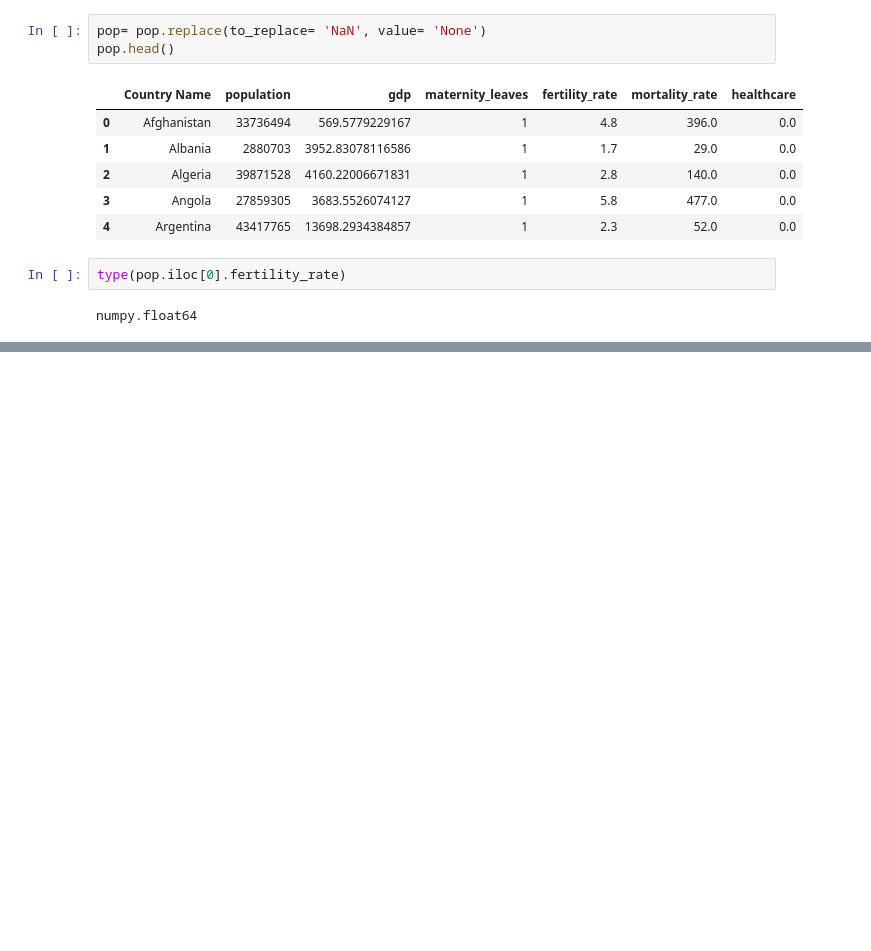
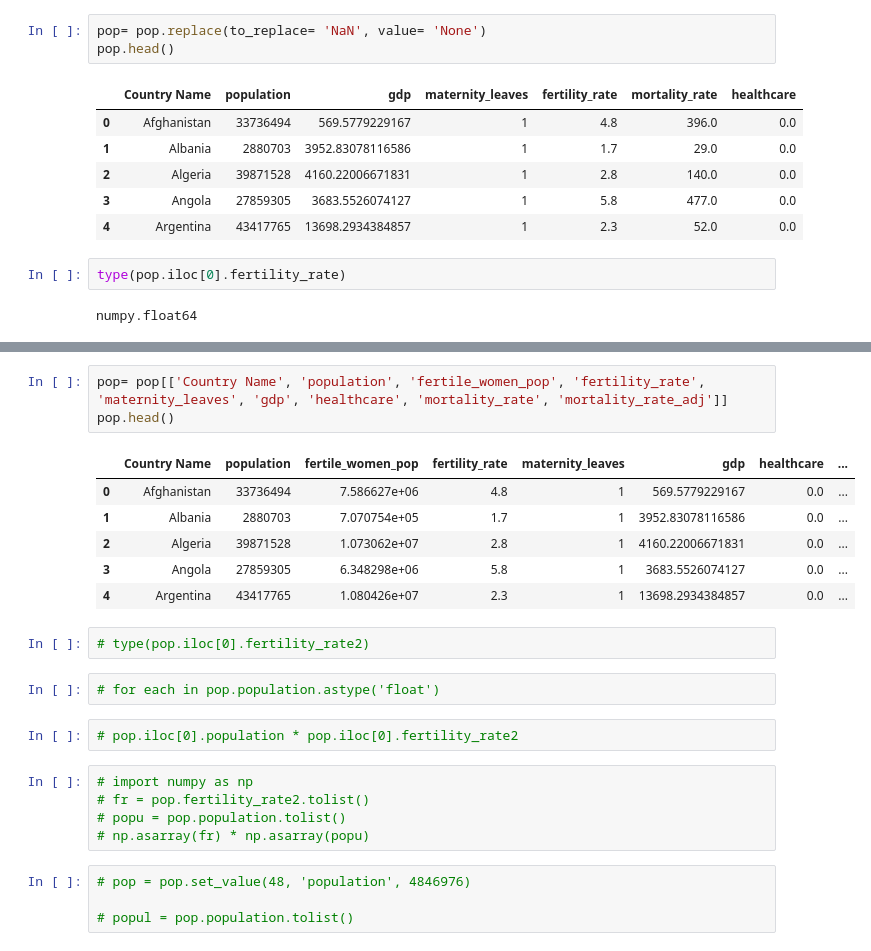
Before and after one commit to imamun93/Maternal_Mortality_Rate, a Jupyter notebook: WIP.ipynb, the cells around one changed output, grey strips where cells are left out. Drawn from its saved outputs; the diff is of its cells as text; blank space fills up the shorter version.

```diff
--- a/WIP.ipynb
+++ b/WIP.ipynb
@@ -815,0 +896,25 @@ numpy.float64
+# %%
+pop= pop[['Country Name', 'population', 'fertile_women_pop', 'fertility_rate', 'maternity_leaves', 'gdp', 'healthcare', 'mortality_rate', 'mortality_rate_adj']]
+pop.head()
+# %% [output]
+|  | Country Name | population | fertile_women_pop | fertility_rate | maternity_leaves | gdp | healthcare | ... |
+| 0 | Afghanistan | 33736494 | 7.586627e+06 | 4.8 | 1 | 569.5779229167 | 0.0 | ... |
+| 1 | Albania | 2880703 | 7.070754e+05 | 1.7 | 1 | 3952.83078116586 | 0.0 | ... |
+| 2 | Algeria | 39871528 | 1.073062e+07 | 2.8 | 1 | 4160.22006671831 | 0.0 | ... |
+| 3 | Angola | 27859305 | 6.348298e+06 | 5.8 | 1 | 3683.5526074127 | 0.0 | ... |
+| 4 | Argentina | 43417765 | 1.080426e+07 | 2.3 | 1 | 13698.2934384857 | 0.0 | ... |
+# %%
+# type(pop.iloc[0].fertility_rate2)
+# %%
+# for each in pop.population.astype('float')
+# %%
+# pop.iloc[0].population * pop.iloc[0].fertility_rate2
+# %%
+# import numpy as np
+# fr = pop.fertility_rate2.tolist()
+# popu = pop.population.tolist()
+# np.asarray(fr) * np.asarray(popu)
+# %%
+# pop = pop.set_value(48, 'population', 4846976)
+
+# popul = pop.population.tolist()
```
Also changed, not shown: parts of 11 cells of this notebook, 4 other files.
